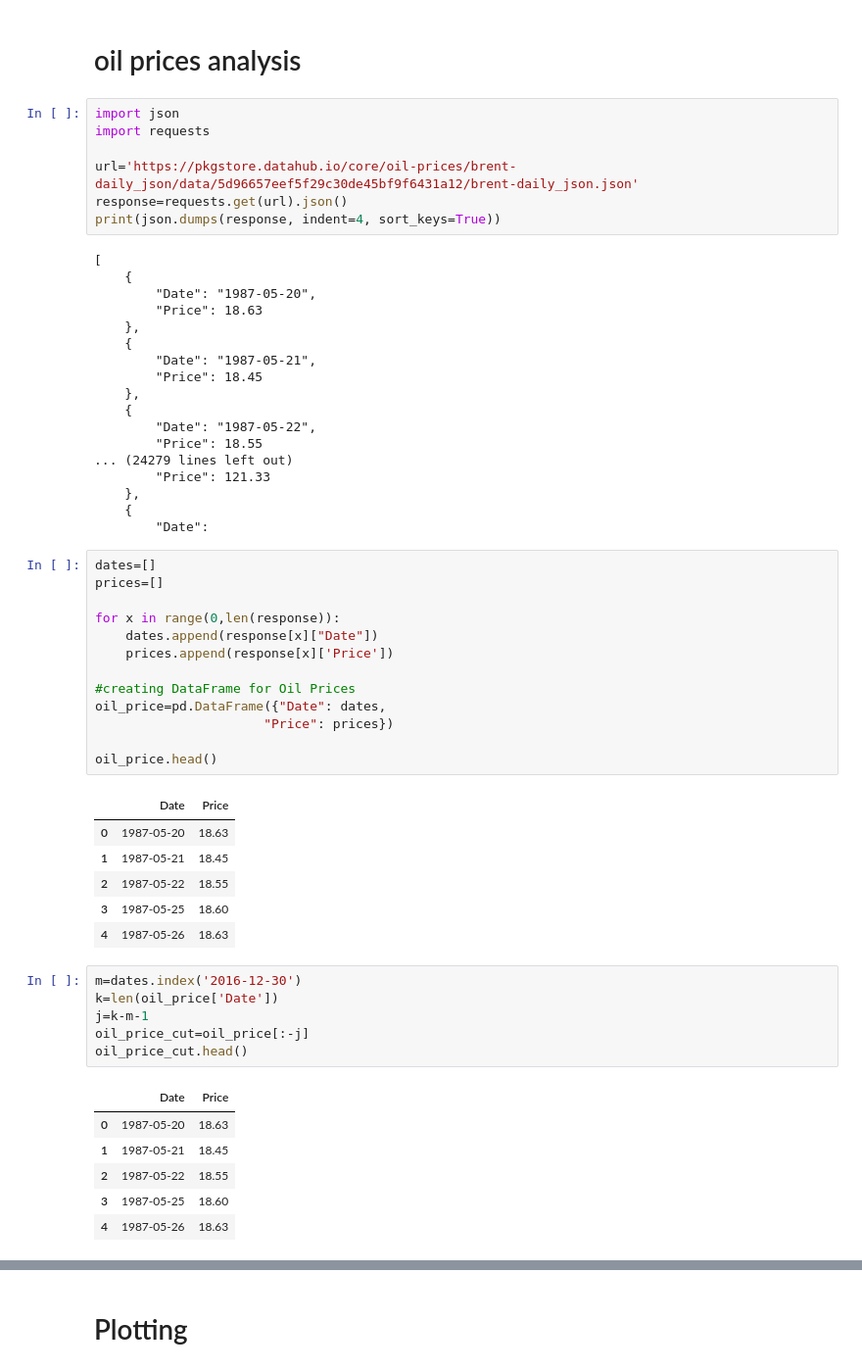
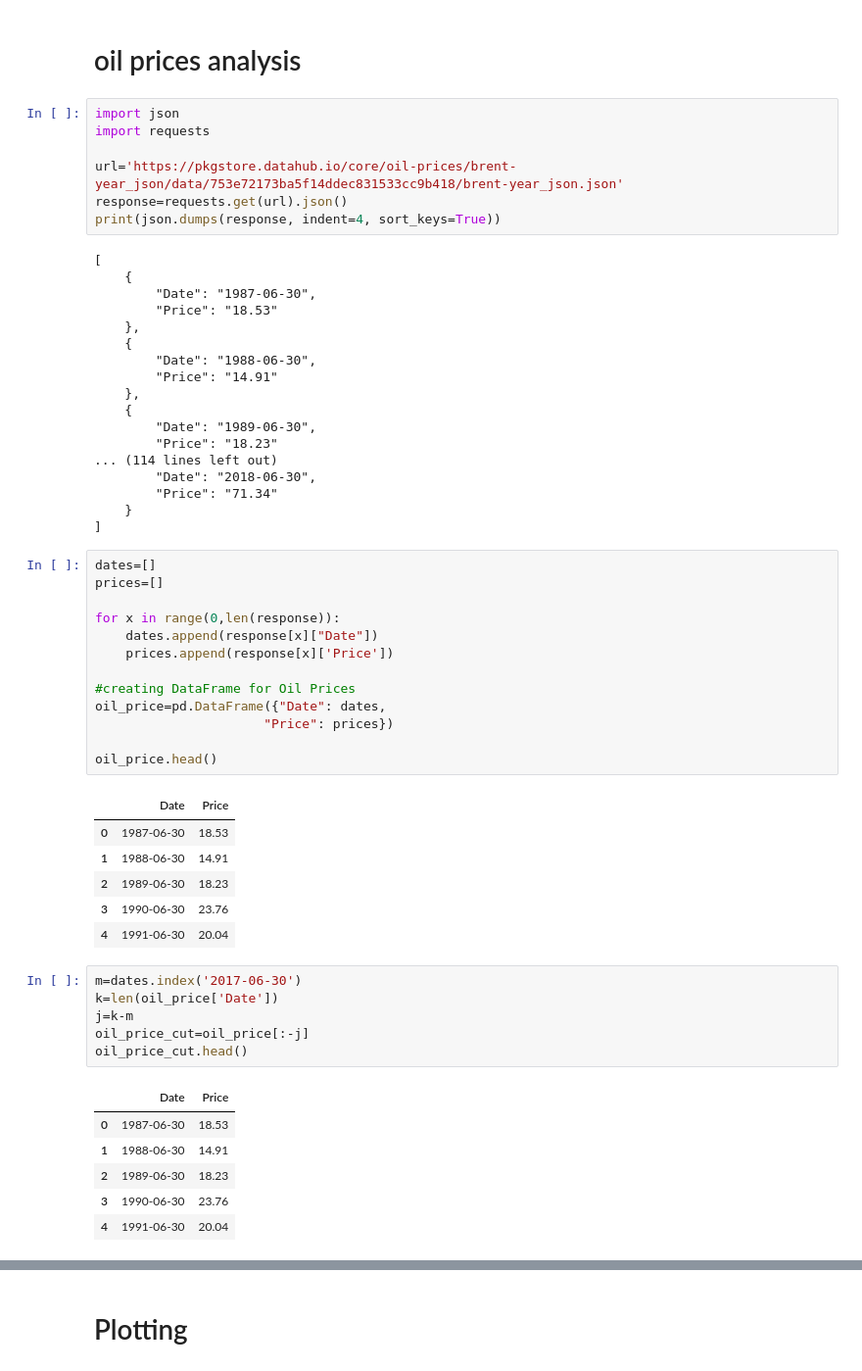
Before and after one commit to Yatish-Mullaji/Project---1, a Jupyter notebook: US_cities.ipynb, the cells around one changed output, grey strips where cells are left out. Shown at 98% size. Cells and saved outputs as stored; diff of their text form.

```diff
--- a/US_cities.ipynb
+++ b/US_cities.ipynb
@@ -1352,27 +1352,27 @@ pop_2007_2016_pivot_df.head()
 import json
 import requests
 
-url='https://pkgstore.datahub.io/core/oil-prices/brent-daily_json/data/5d96657eef5f29c30de45bf9f6431a12/brent-daily_json.json'
+url='https://pkgstore.datahub.io/core/oil-prices/brent-year_json/data/753e72173ba5f14ddec831533cc9b418/brent-year_json.json'
 response=requests.get(url).json()
 print(json.dumps(response, indent=4, sort_keys=True))
 # %% [output]
 [
     {
-        "Date": "1987-05-20",
-        "Price": 18.63
+        "Date": "1987-06-30",
+        "Price": "18.53"
     },
     {
-        "Date": "1987-05-21",
-        "Price": 18.45
+        "Date": "1988-06-30",
+        "Price": "14.91"
     },
     {
-        "Date": "1987-05-22",
-        "Price": 18.55
-... (24279 lines left out)
-        "Price": 121.33
-    },
-    {
-        "Date":
+        "Date": "1989-06-30",
+        "Price": "18.23"
+... (114 lines left out)
+        "Date": "2018-06-30",
+        "Price": "71.34"
+    }
+]
 # %%
 dates=[]
 prices=[]
@@ -1388,22 +1388,22 @@ oil_price=pd.DataFrame({"Date": dates,
 oil_price.head()
 # %% [output]
 |  | Date | Price |
-| 0 | 1987-05-20 | 18.63 |
-| 1 | 1987-05-21 | 18.45 |
-| 2 | 1987-05-22 | 18.55 |
-| 3 | 1987-05-25 | 18.60 |
-| 4 | 1987-05-26 | 18.63 |
+| 0 | 1987-06-30 | 18.53 |
+| 1 | 1988-06-30 | 14.91 |
+| 2 | 1989-06-30 | 18.23 |
+| 3 | 1990-06-30 | 23.76 |
+| 4 | 1991-06-30 | 20.04 |
 # %%
-m=dates.index('2016-12-30')
+m=dates.index('2017-06-30')
 k=len(oil_price['Date'])
-j=k-m-1
+j=k-m
 oil_price_cut=oil_price[:-j]
 oil_price_cut.head()
 # %% [output]
 |  | Date | Price |
-| 0 | 1987-05-20 | 18.63 |
-| 1 | 1987-05-21 | 18.45 |
-| 2 | 1987-05-22 | 18.55 |
-| 3 | 1987-05-25 | 18.60 |
-| 4 | 1987-05-26 | 18.63 |
+| 0 | 1987-06-30 | 18.53 |
+| 1 | 1988-06-30 | 14.91 |
+| 2 | 1989-06-30 | 18.23 |
+| 3 | 1990-06-30 | 23.76 |
+| 4 | 1991-06-30 | 20.04 |
 # %%
```
Also changed, not shown: parts of 2 cells of this notebook.
